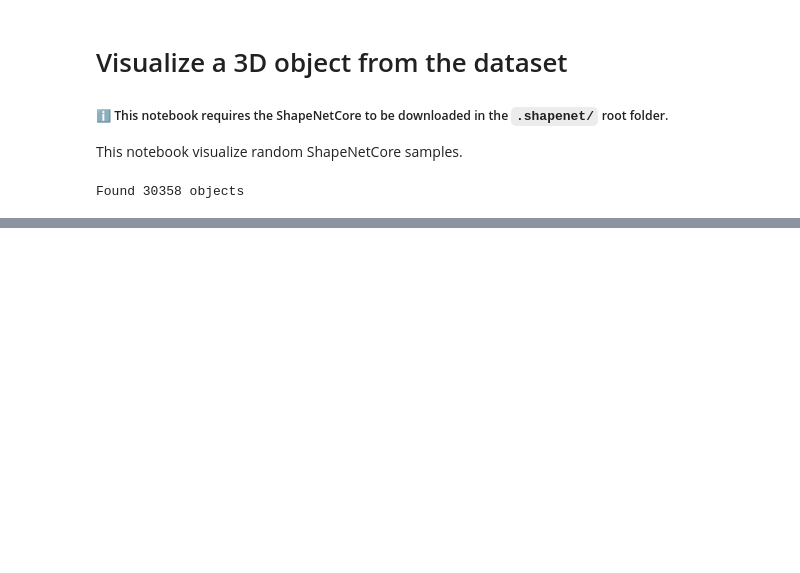
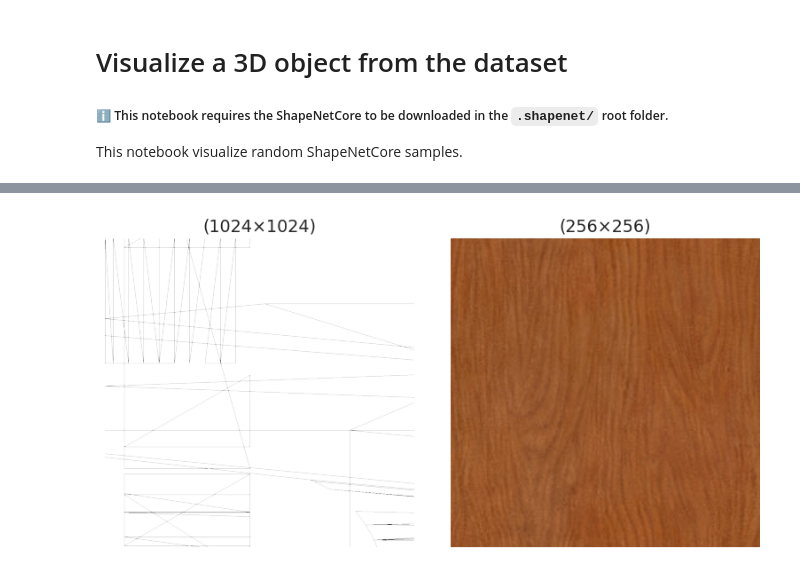
Before and after one commit to MrPio/Texture-Anything, a Jupyter notebook: 3-shape_net/3.2-Model_Visualizer.ipynb, the cells around one changed output, grey strips where cells are left out. Drawn from its saved outputs; the diff is of its cells as text; code cells hidden in the pictures; blank space fills up the shorter version.

```diff
--- a/3-shape_net/3.2-Model_Visualizer.ipynb
+++ b/3-shape_net/3.2-Model_Visualizer.ipynb
@@ -1,29 +1,23 @@
 # %%
-%load_ext autoreload
-%autoreload 2
+from pathlib import Path
 import sys
-import seaborn as sns
 from tqdm import tqdm
-import objaverse
 import trimesh
-import os
 import random
-sys.path.insert(0, os.path.abspath(os.path.join(os.getcwd(), "..")))
+
+sys.path.append(str(Path("..").resolve()))
 from src import *
 
-objaverse._VERSIONED_PATH=os.path.join('../.objaverse', "hf-objaverse-v1")
-sns.set_style("darkgrid")
-sns.set_context("notebook", font_scale=1.15)
 tqdm.pandas()
 # %% [markdown]
 # Visualize a 3D object from the dataset
 ##### ℹ️ This notebook requires the ShapeNetCore to be downloaded in the `.shapenet/` root folder.
 This notebook visualize random ShapeNetCore samples.
 # %%
-paths = load_shapenetcore_objects()
+dataset = ShapeNetCoreDataset3D()
-# %% [output]
-Found 30358 objects
 # %%
-UID = '9319229e8b90b7d794a57adad86ebb52' #list(paths.keys())[random.randint(0, len(paths))]
-trimesh.load(os.path.join(paths[UID],'models','model_normalized.obj')).show()
+UID = "9319229e8b90b7d794a57adad86ebb52"
+obj = dataset[UID]
+plot_images([obj.draw_uv_map(), obj.textures[0]], cols=2)
+trimesh.load(obj.path).show()
 # %% [output]
@@ -30 +25,2 @@ trimesh.load(os.path.join(paths[UID],'models','model_normalized.obj')).show()
+[figure, added]
 [interactive output not drawn]
```
Also changed, not shown: parts of 1 cell of this notebook, 15 other files.
